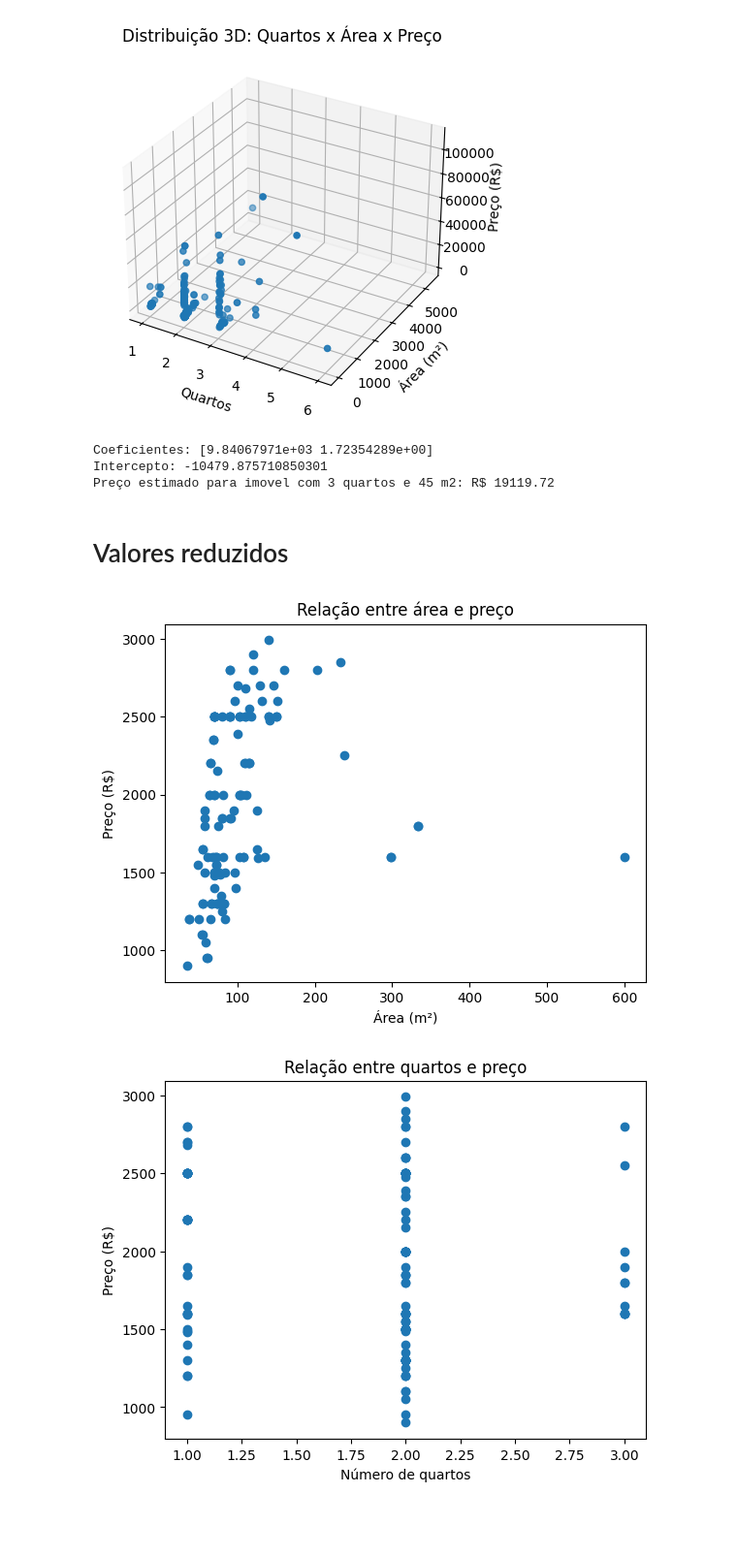
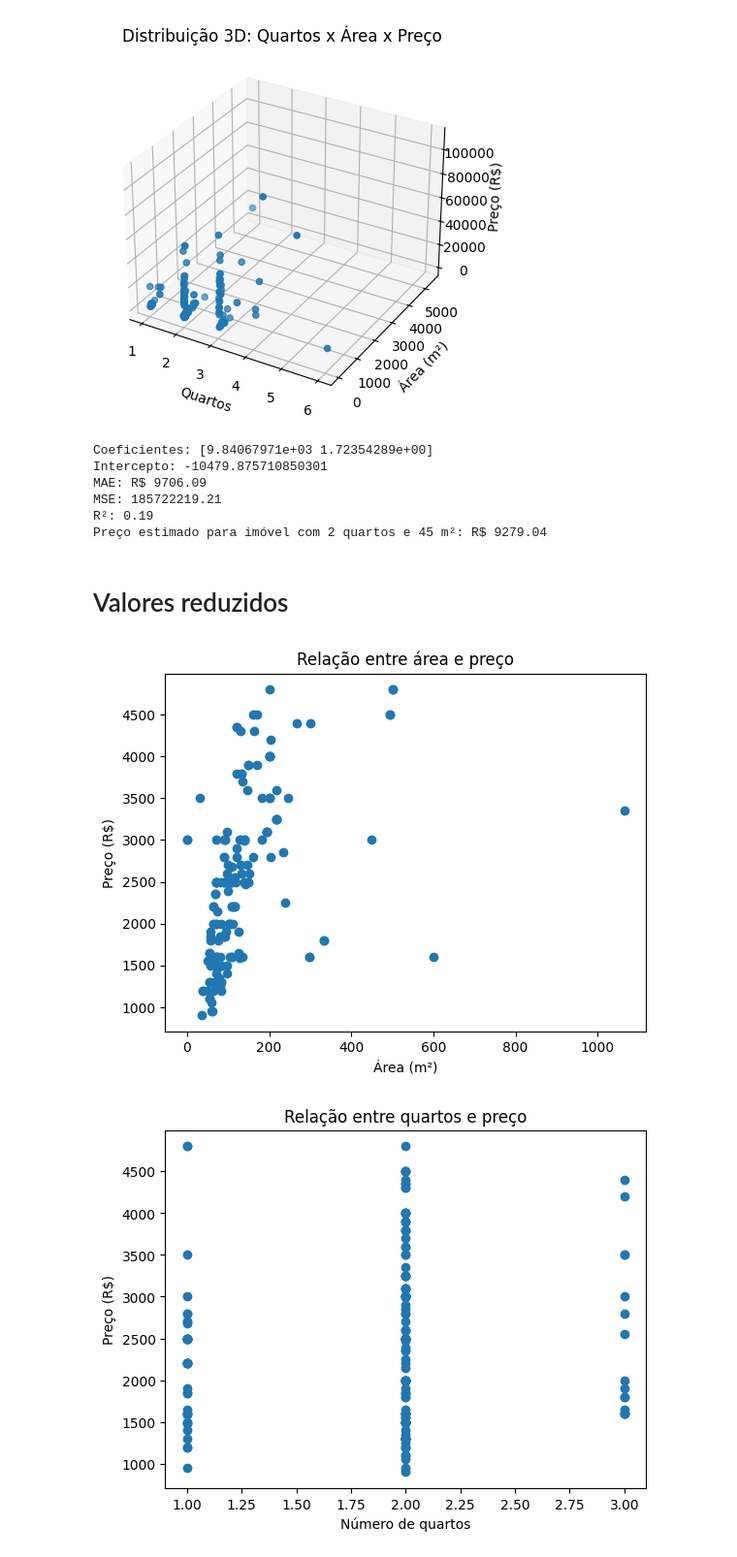
Before and after one commit to AngeloDev-New/IA-Materiais, a Jupyter notebook: 2nd_vinicius/Integrantes/regrecao.ipynb, the cells around one changed output. Shown: that part at 97% size. Drawn from its saved outputs; the diff is of its cells as text; code cells hidden in the pictures; blank space fills up the shorter version.

```diff
--- a/2nd_vinicius/Integrantes/regrecao.ipynb
+++ b/2nd_vinicius/Integrantes/regrecao.ipynb
@@ -110,46 +110,61 @@ gerarGraficos(dados)
 [figure]
 [figure]
 # %%
+from sklearn.model_selection import train_test_split
+from sklearn.linear_model import LinearRegression
+from sklearn.metrics import mean_absolute_error, mean_squared_error, r2_score
+import pandas as pd
+
 def treinar(dados):
     X = dados[['quartos', 'area']]
     y = dados['preco']
 
-    colunas_numericas = ['quartos', 'area']
+    X_treino, X_teste, y_treino, y_teste = train_test_split(
+        X, y, test_size=0.2, random_state=42
+    )
 
-
-    # --- Divide treino/teste ---
-    X_treino, X_teste, y_treino, y_teste = train_test_split(X, y, test_size=0.2, random_state=42)
-
-    # --- Cria e treina o modelo ---
     modelo = LinearRegression()
     modelo.fit(X_treino, y_treino)
 
-    # --- Resultados ---
     print("Coeficientes:", modelo.coef_)
     print("Intercepto:", modelo.intercept_)
-    # print("Score R² no teste:", modelo.score(preprocessador.transform(X_teste), y_teste))
+    y_pred = modelo.predict(X_teste)
+    print(f"MAE: R$ {mean_absolute_error(y_teste, y_pred):.2f}")
+    print(f"MSE: {mean_squared_error(y_teste, y_pred):.2f}")
+    print(f"R²: {r2_score(y_teste, y_pred):.2f}")
 
-    # --- Predição de um novo imóvel ---
+    try:
+        quart = int(input('Quantos quartos? '))
+        tam = int(input('Tamanho em metros quadrados? '))
+    except ValueError:
+        print("Digite apenas números inteiros!")
+        return
+
     novo = pd.DataFrame({
-        'quartos': [int(quart:=input('Quantos Quartos?'))],
-        'area': [int(tam:=input('Tamanho em metros quadrados'))],
+        'quartos': [quart],
+        'area': [tam],
     })
 
     preco_previsto = modelo.predict(novo)
-    print(f"Preço estimado para imovel com {quart} quartos e {tam} m2: R$", "{:.2f}".format(preco_previsto[0]))
+    print(f"Preço estimado para imóvel com {quart} quartos e {tam} m²: R$ {preco_previsto[0]:.2f}")
 
-    dados.to_csv('faltaltilayers.csv')
+    dados.to_csv('faltaltilayers.csv', index=False)
+
 treinar(dados)
 # %% [output]
 Coeficientes: [9.84067971e+03 1.72354289e+00]
 Intercepto: -10479.875710850301
-Preço estimado para imovel com 3 quartos e 45 m2: R$ 19119.72
+MAE: R$ 9706.09
+MSE: 185722219.21
+R²: 0.19
+Preço estimado para imóvel com 2 quartos e 45 m²: R$ 9279.04
 # %% [markdown]
 # Valores reduzidos
 # %%
-dados = dados[dados['preco'] < 3000]
+dados = dados[dados['preco'] < 5000]
+
 len(dados)
 gerarGraficos(dados)
 # %% [output]
-[figure, old version]
+[figure, new version]
-[figure, old version]
+[figure, new version]
```
Also changed, not shown: parts of 3 cells of this notebook, 24 other files.
